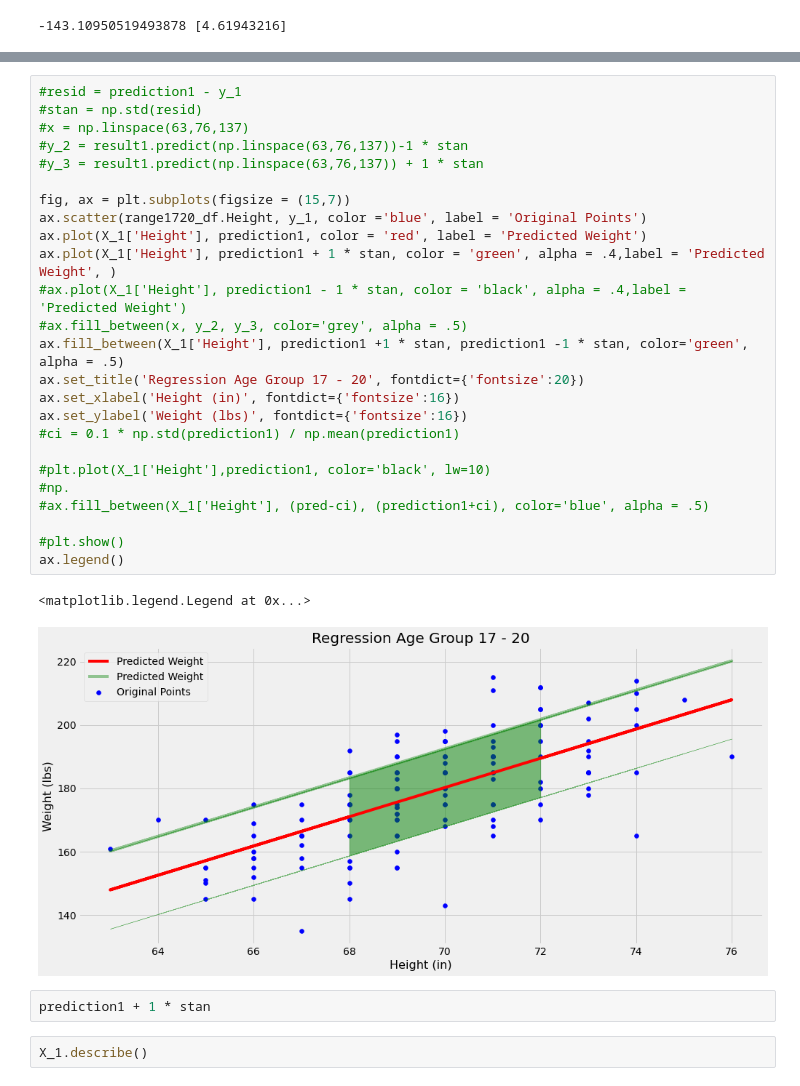
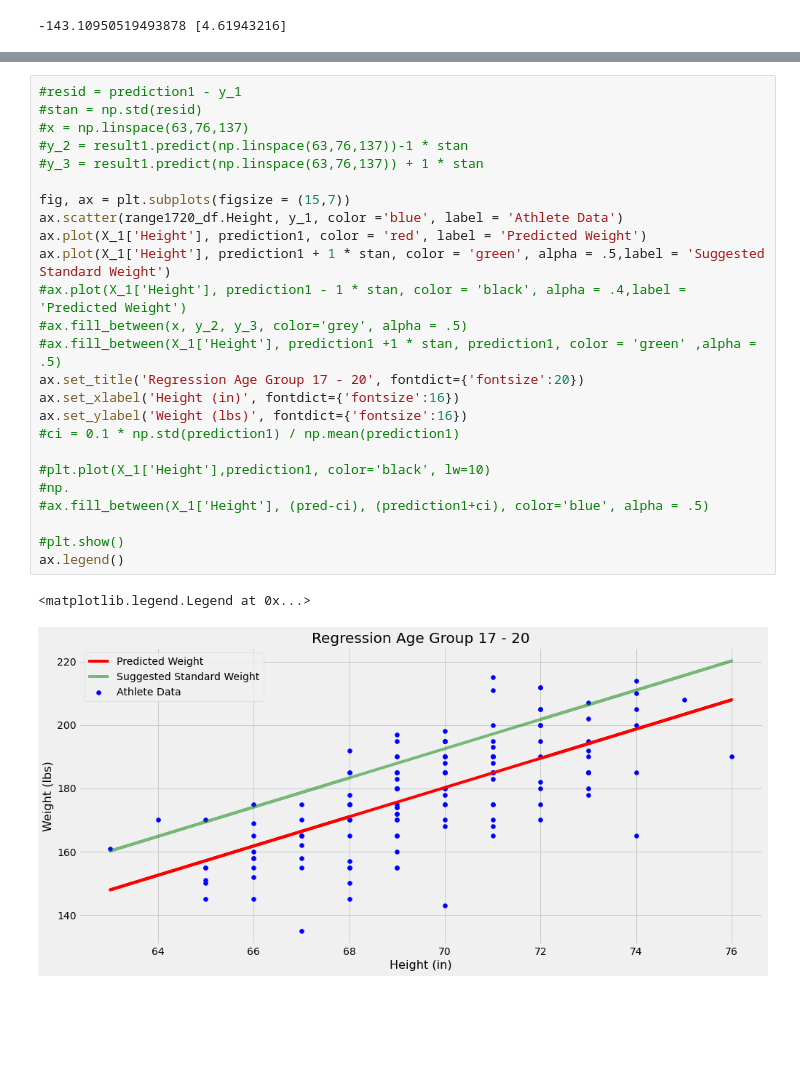
Before and after one commit to Jamesmg10/FinalCapstone, a Jupyter notebook: Explore.ipynb, the cells around one changed output, grey strips where cells are left out. Drawn from its saved outputs; the diff is of its cells as text; blank space fills up the shorter version.

```diff
--- a/Explore.ipynb
+++ b/Explore.ipynb
@@ -775,32 +801,28 @@ strong multicollinearity or other numerical problems.
 # %%
 #resid = prediction1 - y_1
 #stan = np.std(resid)
 #x = np.linspace(63,76,137)
 #y_2 = result1.predict(np.linspace(63,76,137))-1 * stan
 #y_3 = result1.predict(np.linspace(63,76,137)) + 1 * stan
 
 fig, ax = plt.subplots(figsize = (15,7))
-ax.scatter(range1720_df.Height, y_1, color ='blue', label = 'Original Points')
+ax.scatter(range1720_df.Height, y_1, color ='blue', label = 'Athlete Data')
 ax.plot(X_1['Height'], prediction1, color = 'red', label = 'Predicted Weight')
-ax.plot(X_1['Height'], prediction1 + 1 * stan, color = 'green', alpha = .4,label = 'Predicted Weight', )
+ax.plot(X_1['Height'], prediction1 + 1 * stan, color = 'green', alpha = .5,label = 'Suggested Standard Weight')
 #ax.plot(X_1['Height'], prediction1 - 1 * stan, color = 'black', alpha = .4,label = 'Predicted Weight')
 #ax.fill_between(x, y_2, y_3, color='grey', alpha = .5)
-ax.fill_between(X_1['Height'], prediction1 +1 * stan, prediction1 -1 * stan, color='green', alpha = .5)
+#ax.fill_between(X_1['Height'], prediction1 +1 * stan, prediction1, color = 'green' ,alpha = .5)
 ax.set_title('Regression Age Group 17 - 20', fontdict={'fontsize':20})
 ax.set_xlabel('Height (in)', fontdict={'fontsize':16})
 ax.set_ylabel('Weight (lbs)', fontdict={'fontsize':16})
 #ci = 0.1 * np.std(prediction1) / np.mean(prediction1)
 
 #plt.plot(X_1['Height'],prediction1, color='black', lw=10)
 #np.
 #ax.fill_between(X_1['Height'], (pred-ci), (prediction1+ci), color='blue', alpha = .5)
 
 #plt.show()
 ax.legend()
 # %% [output]
 <matplotlib.legend.Legend at 0x...>
-[figure, old version]
+[figure, new version]
-# %%
-prediction1 + 1 * stan
-# %%
-X_1.describe()
```
Also changed, not shown: parts of 25 cells of this notebook.
